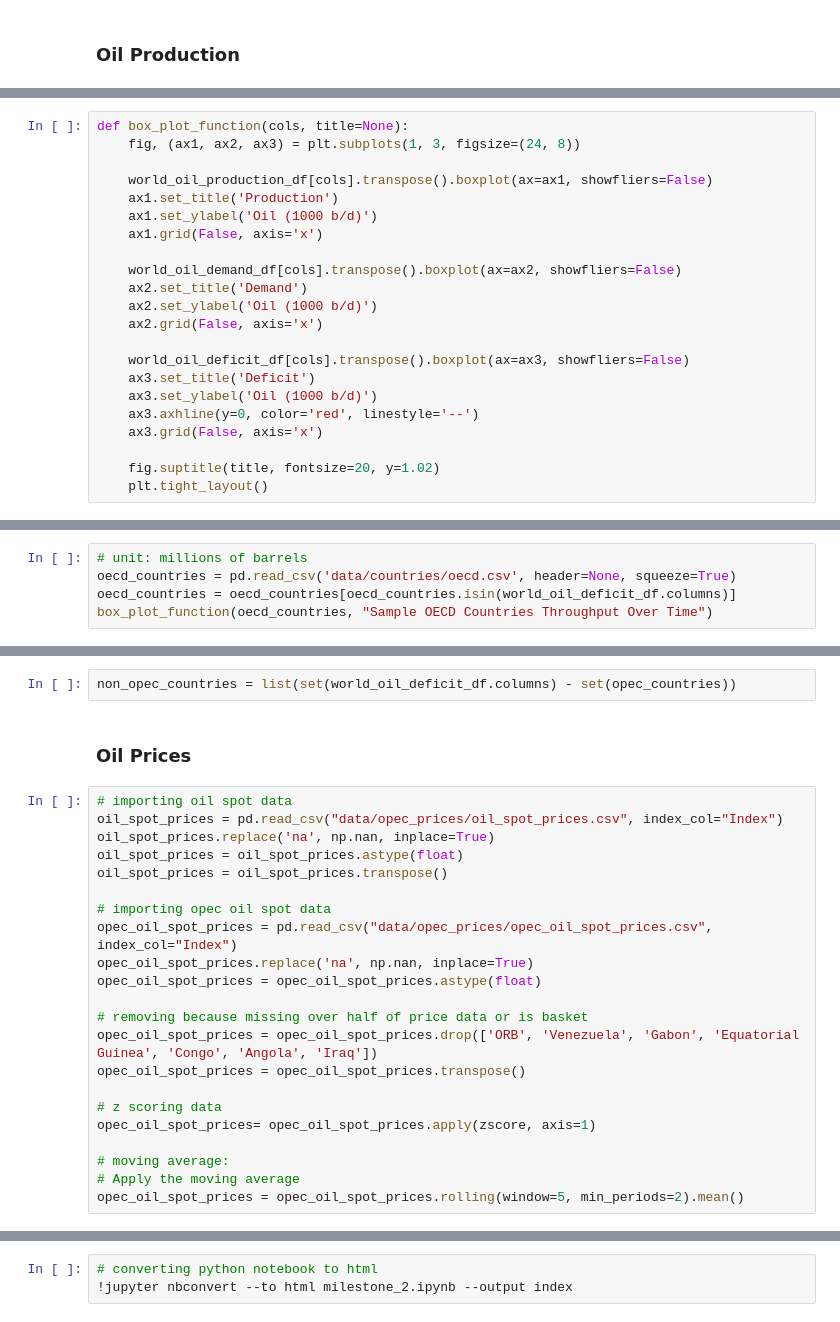
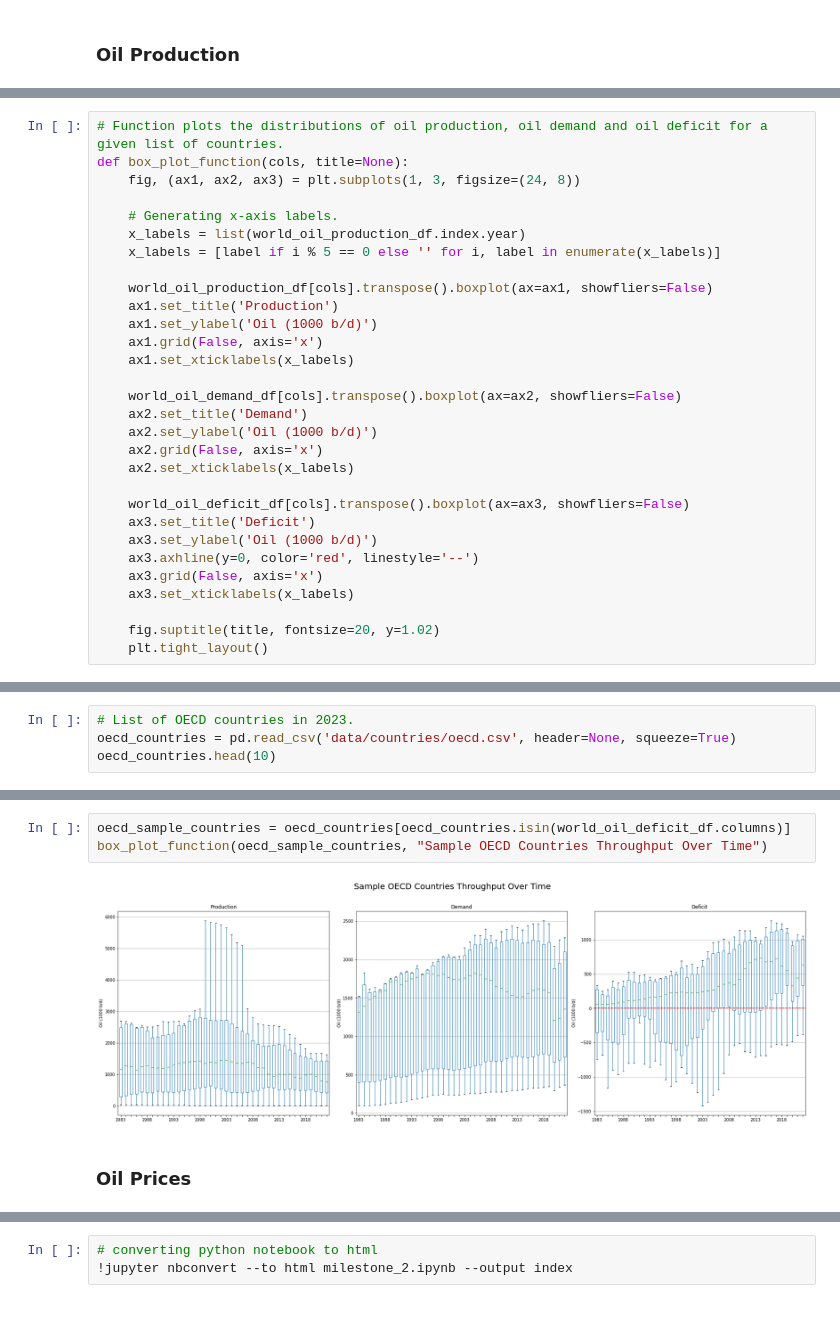
Before and after one commit to willcrodman/data_science_final_project, a Jupyter notebook: milestone_2.ipynb, the cells around one changed output, grey strips where cells are left out. Saved outputs shown, nothing was run; the diff lists cells and outputs as text.

```diff
--- a/milestone_2.ipynb
+++ b/milestone_2.ipynb
@@ -75,24 +94,32 @@ def line_plot_function(cols, title=None):
     fig.suptitle(title, fontsize=20, y=1.02)
     plt.tight_layout()
 # %%
+# Function plots the distributions of oil production, oil demand and oil deficit for a given list of countries.
 def box_plot_function(cols, title=None):
     fig, (ax1, ax2, ax3) = plt.subplots(1, 3, figsize=(24, 8))
+
+    # Generating x-axis labels.
+    x_labels = list(world_oil_production_df.index.year)
+    x_labels = [label if i % 5 == 0 else '' for i, label in enumerate(x_labels)]
 
     world_oil_production_df[cols].transpose().boxplot(ax=ax1, showfliers=False)
     ax1.set_title('Production')
     ax1.set_ylabel('Oil (1000 b/d)')
     ax1.grid(False, axis='x')
+    ax1.set_xticklabels(x_labels)
 
     world_oil_demand_df[cols].transpose().boxplot(ax=ax2, showfliers=False)
     ax2.set_title('Demand')
     ax2.set_ylabel('Oil (1000 b/d)')
     ax2.grid(False, axis='x')
+    ax2.set_xticklabels(x_labels)
 
     world_oil_deficit_df[cols].transpose().boxplot(ax=ax3, showfliers=False)
     ax3.set_title('Deficit')
     ax3.set_ylabel('Oil (1000 b/d)')
     ax3.axhline(y=0, color='red', linestyle='--')
     ax3.grid(False, axis='x')
+    ax3.set_xticklabels(x_labels)
 
     fig.suptitle(title, fontsize=20, y=1.02)
     plt.tight_layout()
@@ -110,7 +156,6 @@ box_plot_function(opec_countries, title="OPEC Countries Throughput Over Time")
 # %%
-# unit: millions of barrels
+# List of OECD countries in 2023.
 oecd_countries = pd.read_csv('data/countries/oecd.csv', header=None, squeeze=True)
-oecd_countries = oecd_countries[oecd_countries.isin(world_oil_deficit_df.columns)]
-box_plot_function(oecd_countries, "Sample OECD Countries Throughput Over Time")
+oecd_countries.head(10)
 # %% [output]
   oecd_countries = pd.read_csv('data/countries/oecd.csv', header=None, squeeze=True)
@@ -118,26 +173,7 @@ box_plot_function(oecd_countries, "Sample OECD Countries Throughput Over Time")
-# %%
-non_opec_countries = list(set(world_oil_deficit_df.columns) - set(opec_countries))
+# %%
+oecd_sample_countries = oecd_countries[oecd_countries.isin(world_oil_deficit_df.columns)]
+box_plot_function(oecd_sample_countries, "Sample OECD Countries Throughput Over Time")
+# %% [output]
+[figure, added]
 # %% [markdown]
 ### Oil Prices
-# %%
-# importing oil spot data
-oil_spot_prices = pd.read_csv("data/opec_prices/oil_spot_prices.csv", index_col="Index")
-oil_spot_prices.replace('na', np.nan, inplace=True)
-oil_spot_prices = oil_spot_prices.astype(float)
-oil_spot_prices = oil_spot_prices.transpose()
-
-# importing opec oil spot data
-opec_oil_spot_prices = pd.read_csv("data/opec_prices/opec_oil_spot_prices.csv", index_col="Index")
-opec_oil_spot_prices.replace('na', np.nan, inplace=True)
-opec_oil_spot_prices = opec_oil_spot_prices.astype(float)
-
-# removing because missing over half of price data or is basket
-opec_oil_spot_prices = opec_oil_spot_prices.drop(['ORB', 'Venezuela', 'Gabon', 'Equatorial Guinea', 'Congo', 'Angola', 'Iraq'])
-opec_oil_spot_prices = opec_oil_spot_prices.transpose()
-
-# z scoring data
-opec_oil_spot_prices= opec_oil_spot_prices.apply(zscore, axis=1)
-
-# moving average:
-# Apply the moving average
-opec_oil_spot_prices = opec_oil_spot_prices.rolling(window=5, min_periods=2).mean()
```
Also changed, not shown: parts of 15 cells of this notebook, 7 other files.
